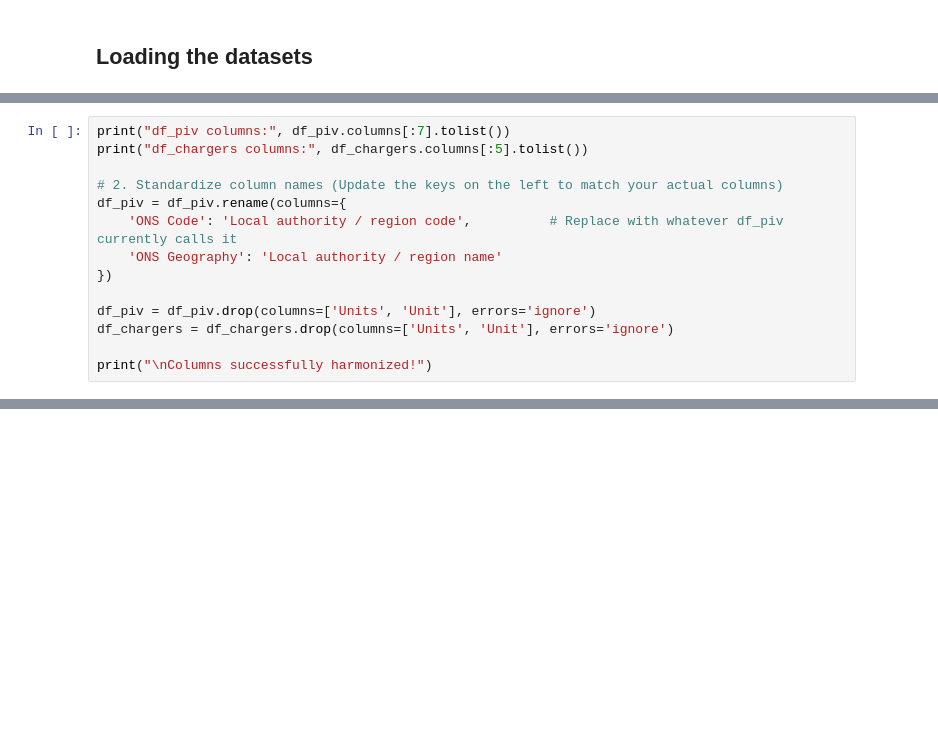
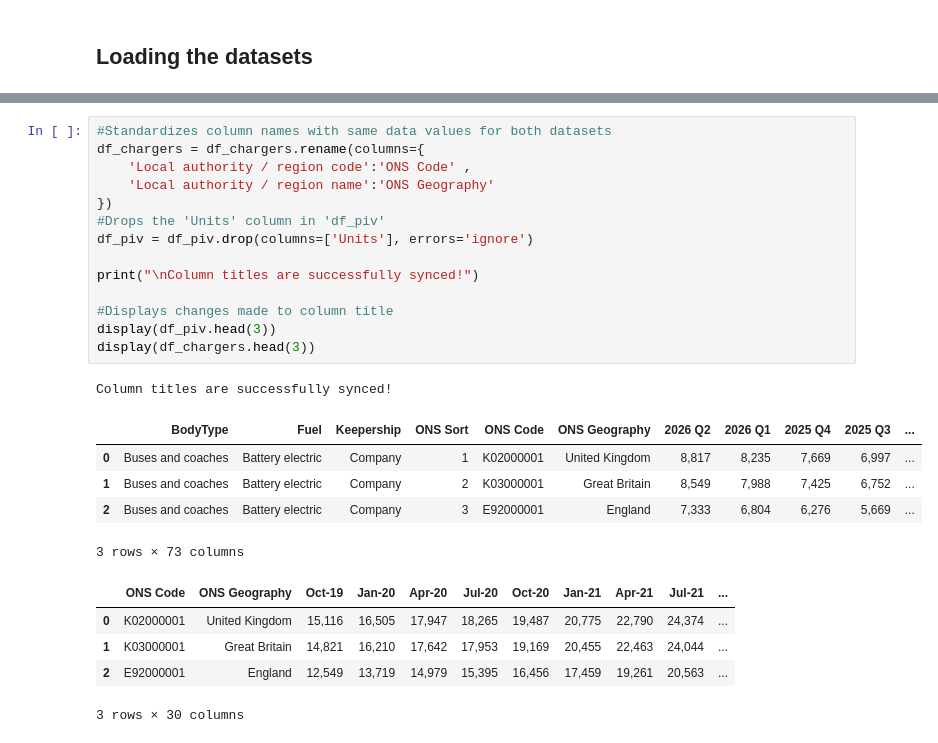
Before and after one commit to leon72305-source/DSAI_FINAL, a Jupyter notebook: DSandAIP2027_Drafts.ipynb, the cells around one changed output, grey strips where cells are left out. Saved outputs shown, nothing was run; the diff lists cells and outputs as text; blank space fills up the shorter version.

```diff
--- a/DSandAIP2027_Drafts.ipynb
+++ b/DSandAIP2027_Drafts.ipynb
@@ -58,14 +59,0 @@ df_chargers shape: (470, 30)
-# %%
-print("df_piv columns:", df_piv.columns[:7].tolist())
-print("df_chargers columns:", df_chargers.columns[:5].tolist())
-
-# 2. Standardize column names (Update the keys on the left to match your actual columns)
-df_piv = df_piv.rename(columns={
-    'ONS Code': 'Local authority / region code',          # Replace with whatever df_piv currently calls it
-    'ONS Geography': 'Local authority / region name'
-})
-
-df_piv = df_piv.drop(columns=['Units', 'Unit'], errors='ignore')
-df_chargers = df_chargers.drop(columns=['Units', 'Unit'], errors='ignore')
-
-print("\nColumns successfully harmonized!")
@@ -77 +67,27 @@ Columns successfully harmonized!
+# %%
+#Standardizes column names with same data values for both datasets
+df_chargers = df_chargers.rename(columns={
+    'Local authority / region code':'ONS Code' ,
+    'Local authority / region name':'ONS Geography'
+})
+#Drops the 'Units' column in 'df_piv'
+df_piv = df_piv.drop(columns=['Units'], errors='ignore')
+
+print("\nColumn titles are successfully synced!")
+
+#Displays changes made to column title
+display(df_piv.head(3))
+display(df_chargers.head(3))
+# %% [output]
+Column titles are successfully synced!
+|  | BodyType | Fuel | Keepership | ONS Sort | ONS Code | ONS Geography | 2026 Q2 | 2026 Q1 | 2025 Q4 | 2025 Q3 | ... |
+| 0 | Buses and coaches | Battery electric | Company | 1 | K02000001 | United Kingdom | 8,817 | 8,235 | 7,669 | 6,997 | ... |
+| 1 | Buses and coaches | Battery electric | Company | 2 | K03000001 | Great Britain | 8,549 | 7,988 | 7,425 | 6,752 | ... |
+| 2 | Buses and coaches | Battery electric | Company | 3 | E92000001 | England | 7,333 | 6,804 | 6,276 | 5,669 | ... |
+3 rows × 73 columns
+|  | ONS Code | ONS Geography | Oct-19 | Jan-20 | Apr-20 | Jul-20 | Oct-20 | Jan-21 | Apr-21 | Jul-21 | ... |
+| 0 | K02000001 | United Kingdom | 15,116 | 16,505 | 17,947 | 18,265 | 19,487 | 20,775 | 22,790 | 24,374 | ... |
+| 1 | K03000001 | Great Britain | 14,821 | 16,210 | 17,642 | 17,953 | 19,169 | 20,455 | 22,463 | 24,044 | ... |
+| 2 | E92000001 | England | 12,549 | 13,719 | 14,979 | 15,395 | 16,456 | 17,459 | 19,261 | 20,563 | ... |
+3 rows × 30 columns
 # %%
```
Also changed, not shown: parts of 11 cells of this notebook.
